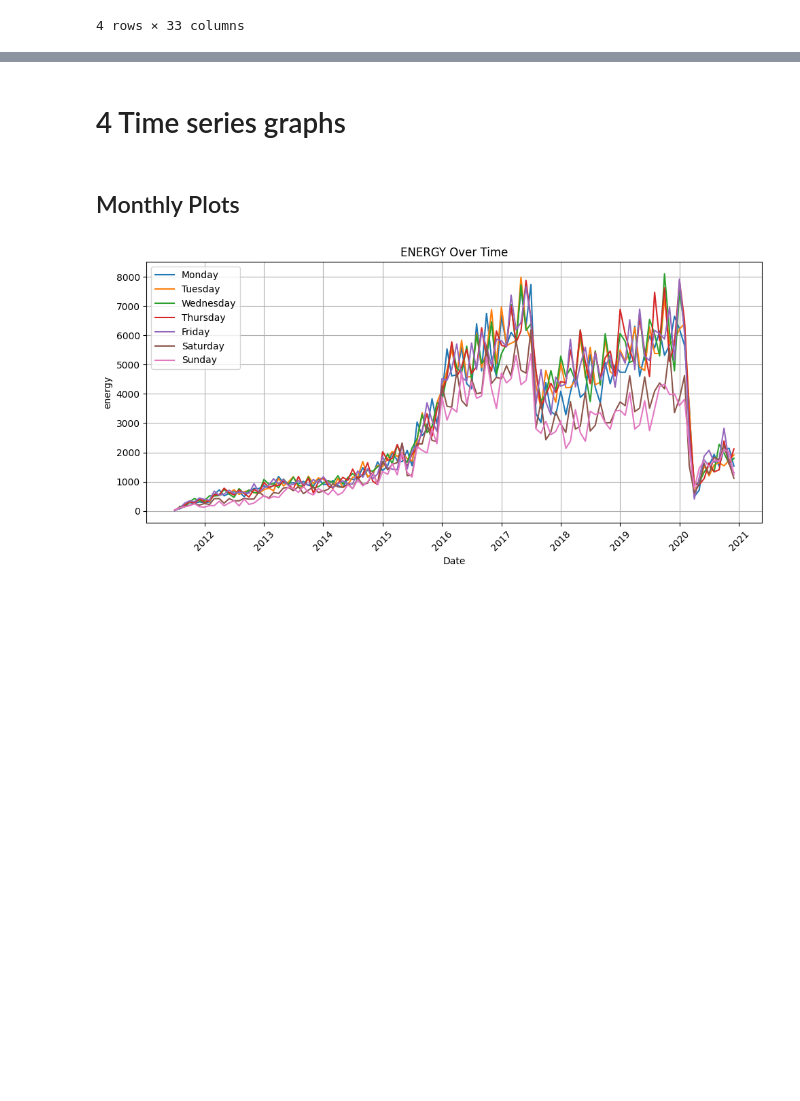
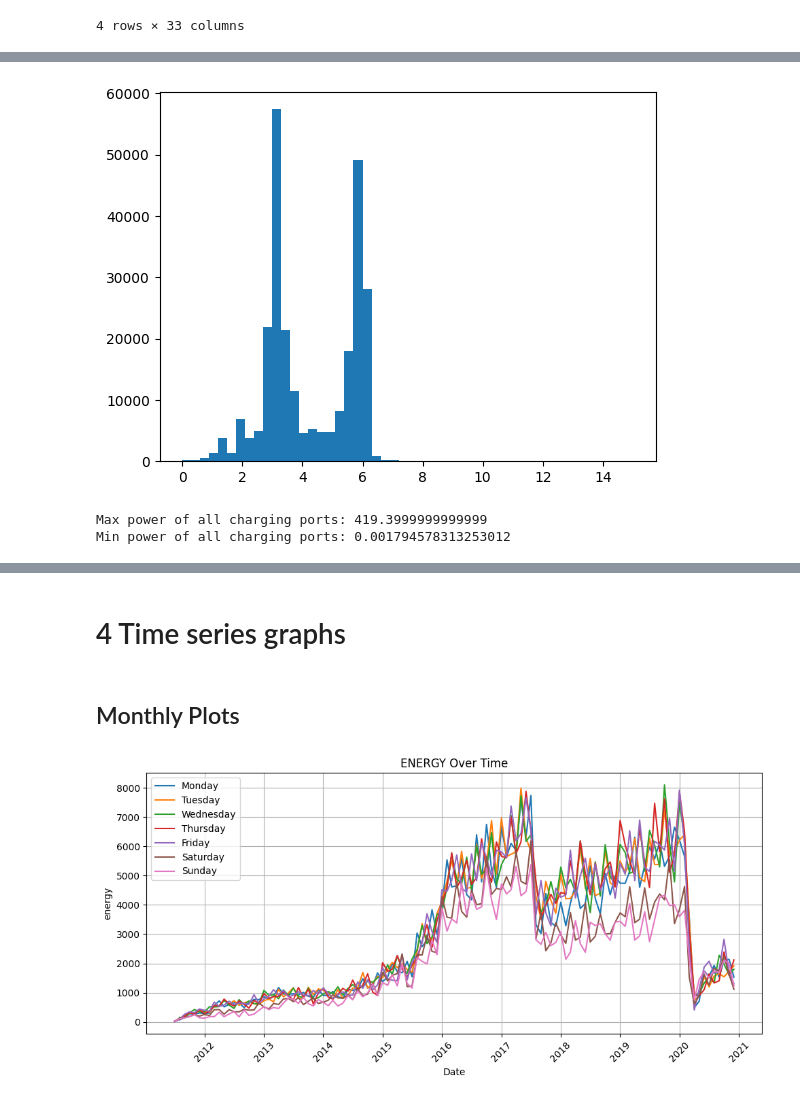
Before and after one commit to CammN/ev_load_fc, a Jupyter notebook: notebooks/01_EV_EDA.ipynb, the cells around one changed output, grey strips where cells are left out. Saved outputs shown, nothing was run; the diff lists cells and outputs as text; code cells hidden in the pictures; blank space fills up the shorter version.

```diff
--- a/notebooks/01_EV_EDA.ipynb
+++ b/notebooks/01_EV_EDA.ipynb
@@ -169,0 +206,14 @@ print(MAD_dict)
+# %%
+duration_hours = pd.to_timedelta(ev_data['charging_time']).dt.total_seconds() / 3600
+ev_data['charger_kw'] = ev_data['energy'] / duration_hours
+
+plt.hist(ev_data['charger_kw'], bins=50, range=(0, 15))
+plt.show()
+# %% [output]
+[figure, added]
+# %%
+print(f"Max power of all charging ports: {ev_data['charger_kw'].max()}")
+print(f"Min power of all charging ports: {ev_data['charger_kw'].min()}")
+# %% [output]
+Max power of all charging ports: 419.3999999999999
+Min power of all charging ports: 0.001794578313253012
```
Also changed, not shown: parts of 22 cells of this notebook, 7 other files.
